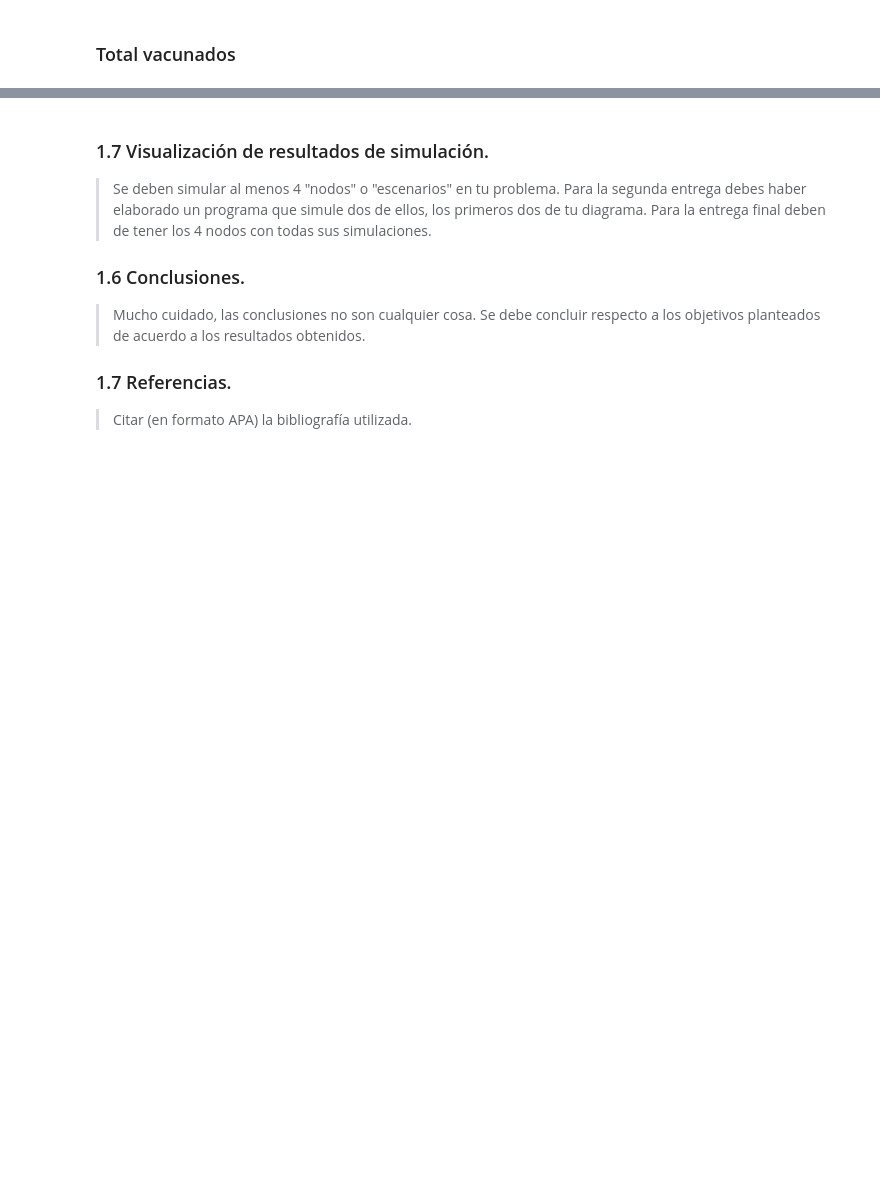
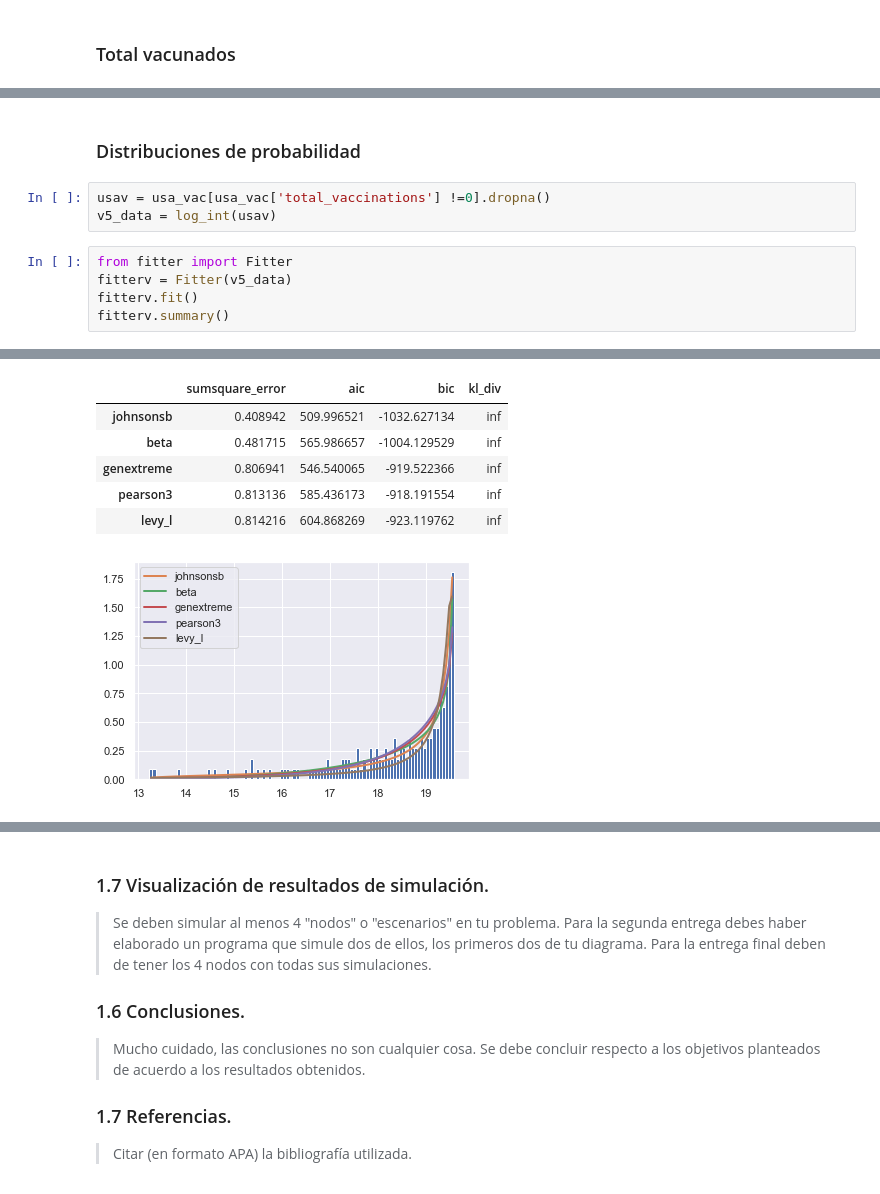
Before and after one commit to valerialadron/Proyecto_VLadron_MMLopez, a Jupyter notebook: Proyecto_VLadron_MMLopez.ipynb, the cells around one changed output, grey strips where cells are left out. Drawn from its saved outputs; the diff is of its cells as text; blank space fills up the shorter version.

```diff
--- a/Proyecto_VLadron_MMLopez.ipynb
+++ b/Proyecto_VLadron_MMLopez.ipynb
@@ -1973,0 +1971,11 @@ usa_vac.plot(figsize=[10,8])
+# %% [markdown]
+### Distribuciones de probabilidad
+# %%
+usav = usa_vac[usa_vac['total_vaccinations'] !=0].dropna()
+v5_data = log_int(usav)
+# %%
+from fitter import Fitter
+fitterv = Fitter(v5_data)
+fitterv.fit()
+fitterv.summary()
+# %% [output]
@@ -1973,0 +1986,7 @@ usa_vac.plot(figsize=[10,8])
+|  | sumsquare_error | aic | bic | kl_div |
+| johnsonsb | 0.408942 | 509.996521 | -1032.627134 | inf |
+| beta | 0.481715 | 565.986657 | -1004.129529 | inf |
+| genextreme | 0.806941 | 546.540065 | -919.522366 | inf |
+| pearson3 | 0.813136 | 585.436173 | -918.191554 | inf |
+| levy_l | 0.814216 | 604.868269 | -923.119762 | inf |
+[figure, added]
```
Also changed, not shown: parts of 55 cells of this notebook.
